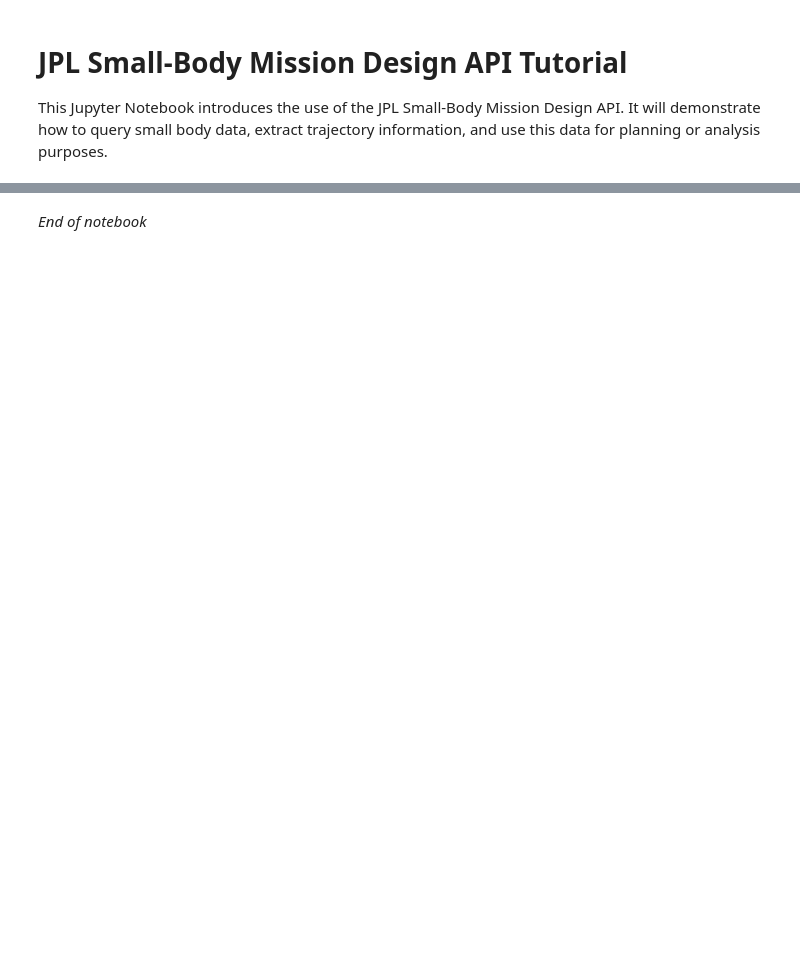
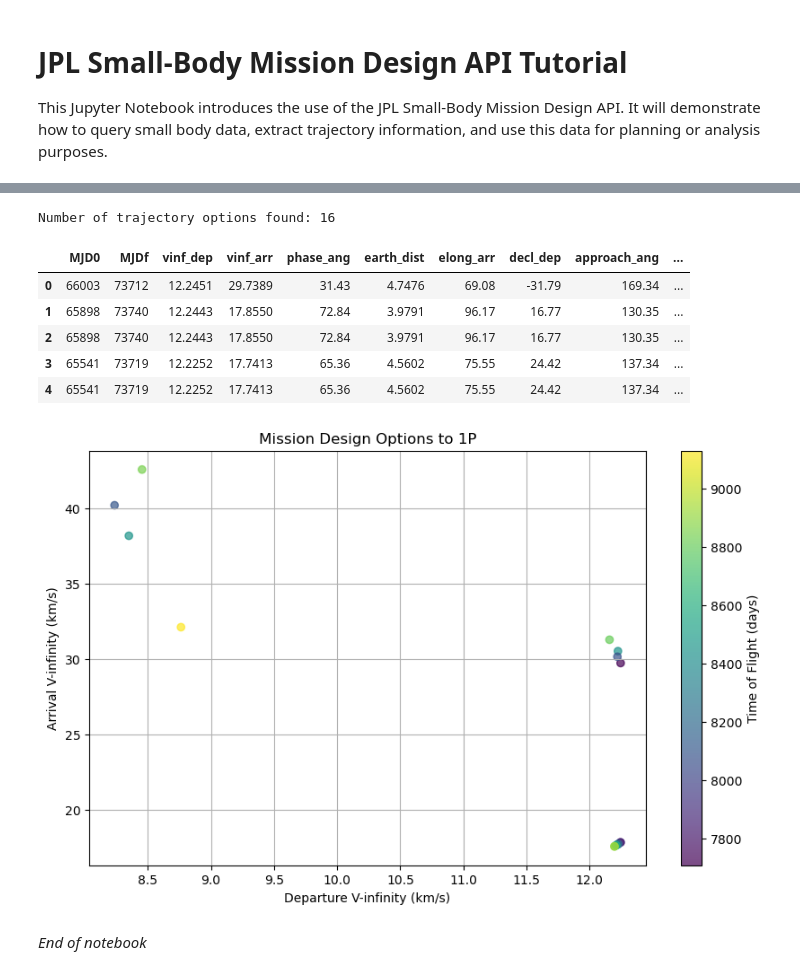
Before and after one commit to jnoonan94/smbdmp, a Jupyter notebook: api_tutorials/04_jpl_mdesign_api_tutorial.ipynb, the cells around one changed output, grey strips where cells are left out. Drawn from its saved outputs; the diff is of its cells as text; code cells hidden in the pictures; blank space fills up the shorter version.

```diff
--- a/api_tutorials/04_jpl_mdesign_api_tutorial.ipynb
+++ b/api_tutorials/04_jpl_mdesign_api_tutorial.ipynb
@@ -29,13 +48,14 @@ pprint(data['data'][:5])  # Print first five targets
 target = "1P"
 print(f"\nQuerying mission design data for target: {target}")
 params = {
-    "target": target,
-    "traj": "yes",  # include trajectory info
-    "launch": "2025-01-01",
+    "des": target,
+    "mjd0": 60676, #Modified Julian date of first launch date to start from
+    "span": 365, #How many days from the launch date to search
+    "step": 5, #How many days between search steps
     "tof-min": 180,    # minimum time-of-flight (days)
     "tof-max": 1000,   # maximum time-of-flight (days)
-    "vinf-max": 10     # maximum launch C3 (km/s)
 }
+#"vinf-max": 10     # maximum launch C3 (km/s)
 
 result = query_api(params)
-pprint(result['summary'])
+pprint(result["fields"])
@@ -42,22 +80,31 @@ pprint(result['summary'])
 # %%
 # Section 6: Extract and Display Trajectory Data
-traj_data = result.get('traj', [])
+traj_data = result["selectedMissions"]
 if traj_data:
     print(f"\nNumber of trajectory options found: {len(traj_data)}")
-    df = pd.DataFrame(traj_data)
+    df = pd.DataFrame(traj_data, columns=result["fields"])
     display(df.head())
 
     # Plotting example: Earth departure vs arrival V-infinity
     plt.figure(figsize=(10, 6))
-    plt.scatter(df['vinf_dep'], df['vinf_arr'], alpha=0.7, c=df['tof'], cmap='viridis')
+    plt.scatter(df['vinf_dep'], df['vinf_arr'], alpha=0.7, c=df['MJDf']-df['MJD0'], cmap='viridis')
     plt.colorbar(label='Time of Flight (days)')
     plt.xlabel("Departure V-infinity (km/s)")
     plt.ylabel("Arrival V-infinity (km/s)")
     plt.title(f"Mission Design Options to {target}")
     plt.grid(True)
     plt.show()
 else:
     print("No trajectory data returned.")
+# %% [output]
+Number of trajectory options found: 16
+|  | MJD0 | MJDf | vinf_dep | vinf_arr | phase_ang | earth_dist | elong_arr | decl_dep | approach_ang | ... |
+| 0 | 66003 | 73712 | 12.2451 | 29.7389 | 31.43 | 4.7476 | 69.08 | -31.79 | 169.34 | ... |
+| 1 | 65898 | 73740 | 12.2443 | 17.8550 | 72.84 | 3.9791 | 96.17 | 16.77 | 130.35 | ... |
+| 2 | 65898 | 73740 | 12.2443 | 17.8550 | 72.84 | 3.9791 | 96.17 | 16.77 | 130.35 | ... |
+| 3 | 65541 | 73719 | 12.2252 | 17.7413 | 65.36 | 4.5602 | 75.55 | 24.42 | 137.34 | ... |
+| 4 | 65541 | 73719 | 12.2252 | 17.7413 | 65.36 | 4.5602 | 75.55 | 24.42 | 137.34 | ... |
+[figure, added]
 # %%
 # Section 7: Optional – Save Results to CSV
 # df.to_csv(f"mission_design_{target}.csv", index=False)
```
Also changed, not shown: parts of 2 cells of this notebook.
